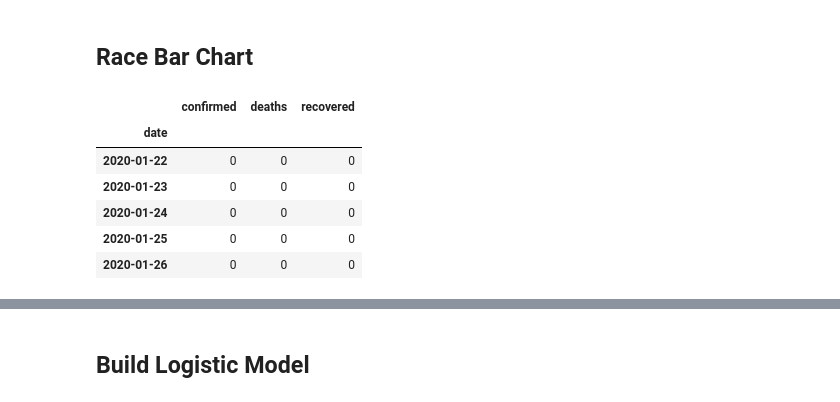
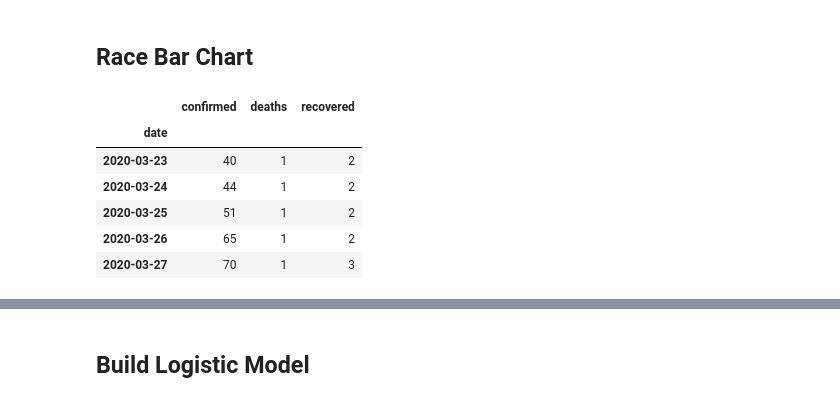
Before and after one commit to ajakaiye33/covid19Naija, a Jupyter notebook: Covid_19_Cases_Nigeria_Analysis.ipynb, the cells around one changed output, grey strips where cells are left out. Drawn from its saved outputs; the diff is of its cells as text; code cells hidden in the pictures.

```diff
--- a/Covid_19_Cases_Nigeria_Analysis.ipynb
+++ b/Covid_19_Cases_Nigeria_Analysis.ipynb
@@ -487,22 +494,23 @@ naija_data.head()
 # %%
 #get data into shape
 #nt_needed = ['deaths','recovered']
 def tidyrc_data(df):
     #race_chart_data = df.drop(nt_needed, axis=1)
-    clean_rc_data = df.set_index('date')
+    above_zero = df[(df['confirmed']>0) & (df['deaths']>0) & (df['recovered']>0)]
+    clean_rc_data = above_zero.set_index('date')
     return clean_rc_data
 
 clean_rb = tidyrc_data(naija_data)
 
 clean_rb.head()
 # %% [output]
 |  | confirmed | deaths | recovered |
 | date |  |  |  |
-| 2020-01-22 | 0 | 0 | 0 |
-| 2020-01-23 | 0 | 0 | 0 |
-| 2020-01-24 | 0 | 0 | 0 |
-| 2020-01-25 | 0 | 0 | 0 |
-| 2020-01-26 | 0 | 0 | 0 |
+| 2020-03-23 | 40 | 1 | 2 |
+| 2020-03-24 | 44 | 1 | 2 |
+| 2020-03-25 | 51 | 1 | 2 |
+| 2020-03-26 | 65 | 1 | 2 |
+| 2020-03-27 | 70 | 1 | 3 |
 # %%
 bcr.bar_chart_race(clean_rb)
 # %% [output]
```
Also changed, not shown: parts of 45 cells of this notebook.
